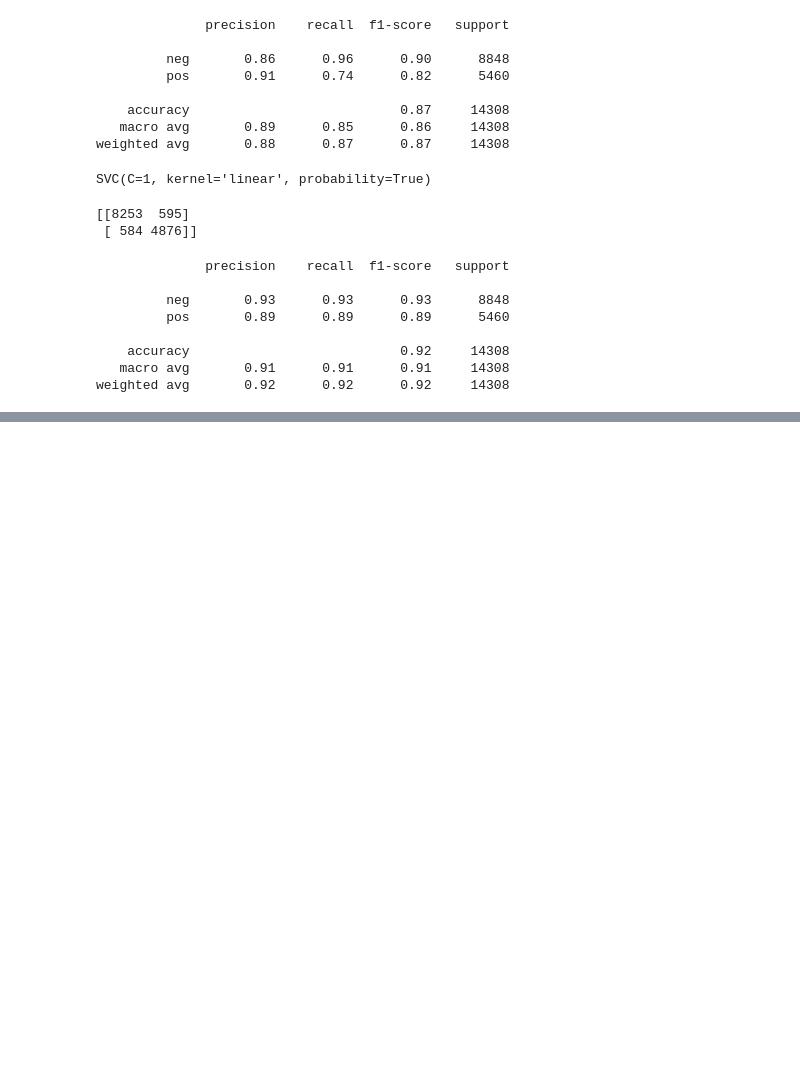
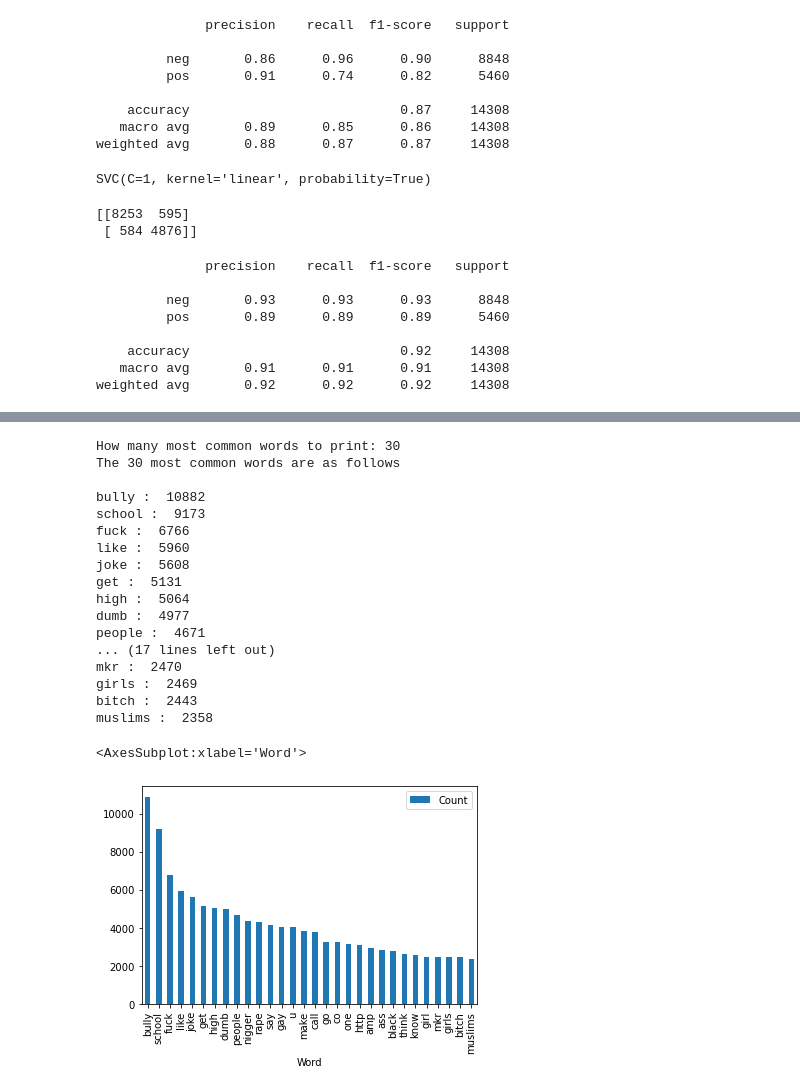
Before and after one commit to rafsandsu/Cyberbullying, a Jupyter notebook: CISC 878 Final Project Code.ipynb, the cells around one changed output, grey strips where cells are left out. Cells and saved outputs as stored; diff of their text form; code cells hidden in the pictures; blank space fills up the shorter version.

```diff
--- a/CISC 878 Final Project Code.ipynb
+++ b/CISC 878 Final Project Code.ipynb
@@ -376,0 +377,50 @@ plt.show()
+# %%
+import collections
+import pandas as pd
+import matplotlib.pyplot as plt
+%matplotlib inline
+file = open('cyberbullyingtweets_1.csv', encoding="utf8")
+a= file.read()
+wordcount = {}
+for word in a.lower().split():
+        word = word.replace(".","")
+        word = word.replace(",","")
+        word = word.replace(":","")
+        word = word.replace("\"","")
+        word = word.replace("!","")
+        word = word.replace("â€œ","")
+        word = word.replace("â€˜","")
+        word = word.replace("*","")
+        if word not in wordcount:
+                wordcount[word] = 1
+        else:
+                wordcount[word] += 1
+n_print = int(input("How many most common words to print: "))
+print("The {} most common words are as follows\n".format(n_print))
+word_counter = collections.Counter(wordcount)
+for word, count in word_counter.most_common(n_print):
+    print(word, ": ", count)
+file.close()
+lst = word_counter.most_common(n_print)
+df = pd.DataFrame(lst, columns = ['Word', 'Count'])
+df.plot.bar(x='Word',y='Count')
+# %% [output]
+How many most common words to print: 30
+The 30 most common words are as follows
+
+bully :  10882
+school :  9173
+fuck :  6766
+like :  5960
+joke :  5608
+get :  5131
+high :  5064
+dumb :  4977
+people :  4671
+... (17 lines left out)
+mkr :  2470
+girls :  2469
+bitch :  2443
+muslims :  2358
+<AxesSubplot:xlabel='Word'>
+[figure, added]
```
Also changed, not shown: parts of 4 cells of this notebook.
